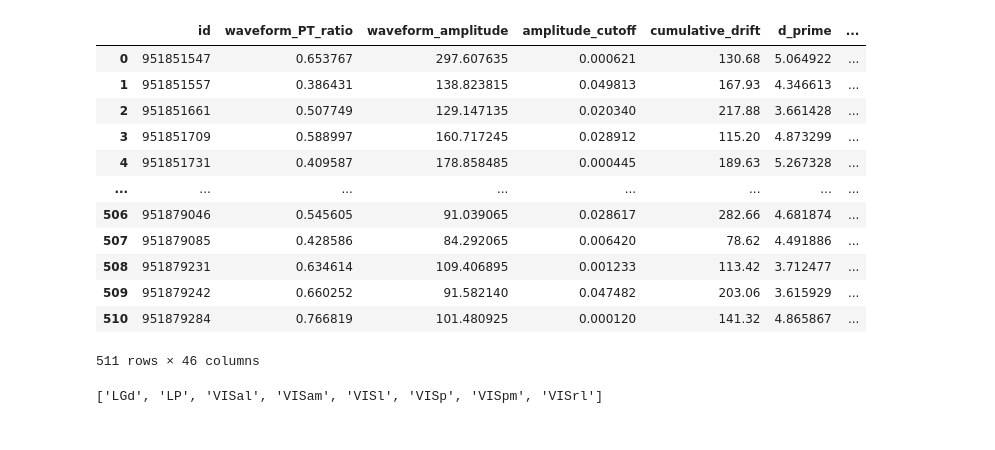
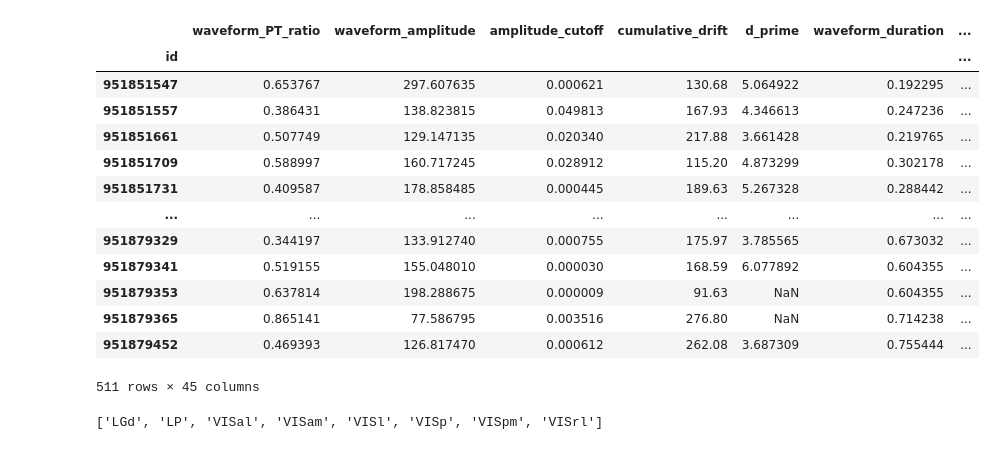
Before and after one commit to NeurodataWithoutBorders/ccf-widget, a Jupyter notebook: examples/NeuropixelUnitsFunctionalMetrics.ipynb, the cells around one changed output. Cells and saved outputs as stored; diff of their text form; code cells hidden in the pictures.

```diff
--- a/examples/NeuropixelUnitsFunctionalMetrics.ipynb
+++ b/examples/NeuropixelUnitsFunctionalMetrics.ipynb
@@ -12,21 +12,23 @@ units_csv = 'selected_units.csv'
 functional_metrics_csv = 'selected_unit_metrics.csv'
 # %%
 units_df = pd.read_csv(units_csv)
+units_df = units_df.set_index('id').sort_index()
 units_df
 # %% [output]
-|  | id | waveform_PT_ratio | waveform_amplitude | amplitude_cutoff | cumulative_drift | d_prime | ... |
-| 0 | 951851547 | 0.653767 | 297.607635 | 0.000621 | 130.68 | 5.064922 | ... |
-| 1 | 951851557 | 0.386431 | 138.823815 | 0.049813 | 167.93 | 4.346613 | ... |
-| 2 | 951851661 | 0.507749 | 129.147135 | 0.020340 | 217.88 | 3.661428 | ... |
-| 3 | 951851709 | 0.588997 | 160.717245 | 0.028912 | 115.20 | 4.873299 | ... |
-| 4 | 951851731 | 0.409587 | 178.858485 | 0.000445 | 189.63 | 5.267328 | ... |
+|  | waveform_PT_ratio | waveform_amplitude | amplitude_cutoff | cumulative_drift | d_prime | waveform_duration | ... |
+| id |  |  |  |  |  |  | ... |
+| 951851547 | 0.653767 | 297.607635 | 0.000621 | 130.68 | 5.064922 | 0.192295 | ... |
+| 951851557 | 0.386431 | 138.823815 | 0.049813 | 167.93 | 4.346613 | 0.247236 | ... |
+| 951851661 | 0.507749 | 129.147135 | 0.020340 | 217.88 | 3.661428 | 0.219765 | ... |
+| 951851709 | 0.588997 | 160.717245 | 0.028912 | 115.20 | 4.873299 | 0.302178 | ... |
+| 951851731 | 0.409587 | 178.858485 | 0.000445 | 189.63 | 5.267328 | 0.288442 | ... |
 | ... | ... | ... | ... | ... | ... | ... | ... |
-| 506 | 951879046 | 0.545605 | 91.039065 | 0.028617 | 282.66 | 4.681874 | ... |
-| 507 | 951879085 | 0.428586 | 84.292065 | 0.006420 | 78.62 | 4.491886 | ... |
-| 508 | 951879231 | 0.634614 | 109.406895 | 0.001233 | 113.42 | 3.712477 | ... |
-| 509 | 951879242 | 0.660252 | 91.582140 | 0.047482 | 203.06 | 3.615929 | ... |
-| 510 | 951879284 | 0.766819 | 101.480925 | 0.000120 | 141.32 | 4.865867 | ... |
+| 951879329 | 0.344197 | 133.912740 | 0.000755 | 175.97 | 3.785565 | 0.673032 | ... |
+| 951879341 | 0.519155 | 155.048010 | 0.000030 | 168.59 | 6.077892 | 0.604355 | ... |
+| 951879353 | 0.637814 | 198.288675 | 0.000009 | 91.63 | NaN | 0.604355 | ... |
+| 951879365 | 0.865141 | 77.586795 | 0.003516 | 276.80 | NaN | 0.714238 | ... |
+| 951879452 | 0.469393 | 126.817470 | 0.000612 | 262.08 | 3.687309 | 0.755444 | ... |
-511 rows × 46 columns
+511 rows × 45 columns
 # %%
 structures = list(units_df.ecephys_structure_acronym.unique())
 structures.sort()
```
Also changed, not shown: parts of 11 cells of this notebook.
